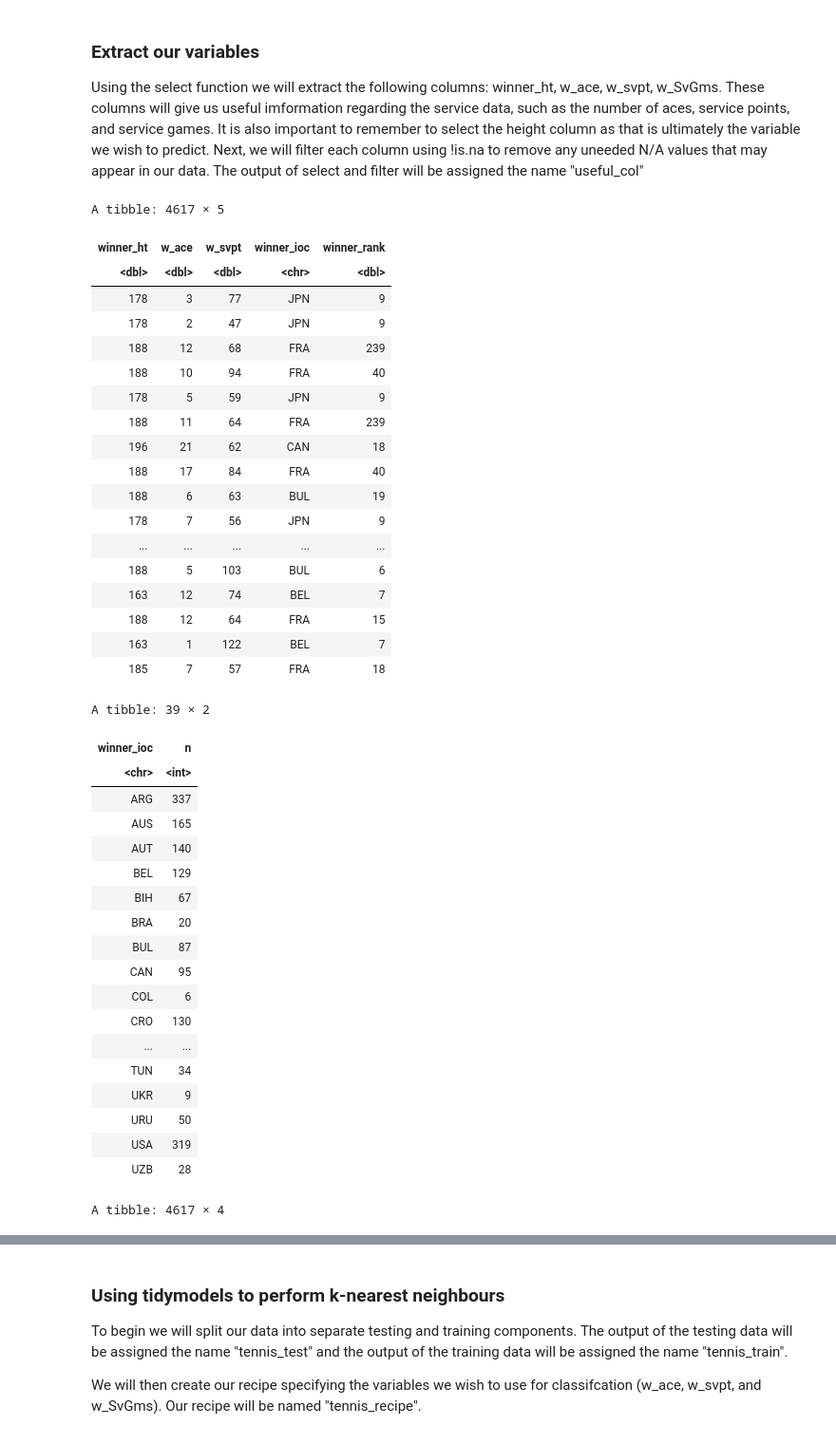
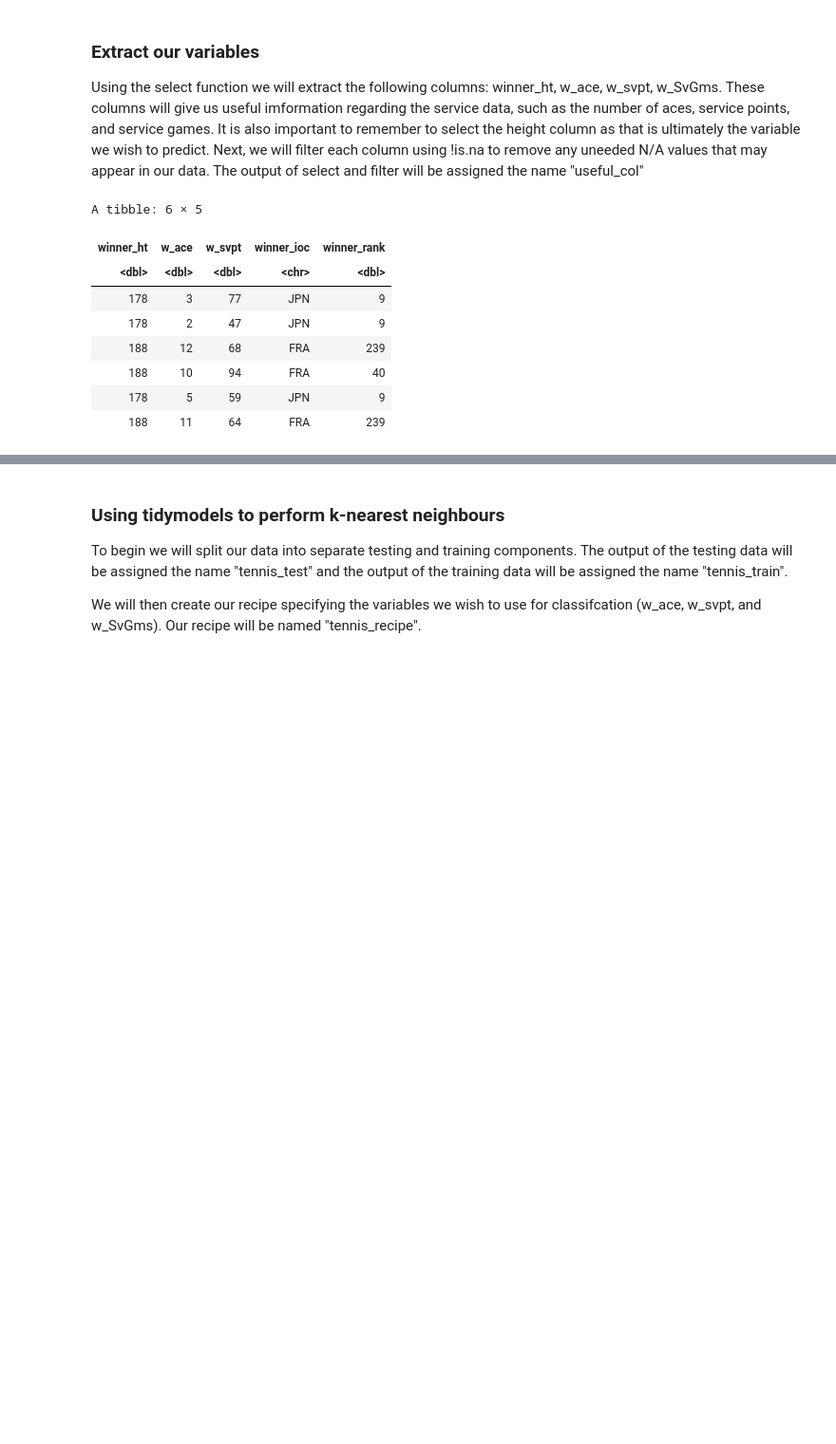
Before and after one commit to Tom0809/Group-Project, a Jupyter notebook: Group Project.ipynb, the cells around one changed output, grey strips where cells are left out. Shown at 95% size. Saved outputs shown, nothing was run; the diff lists cells and outputs as text; code cells hidden in the pictures; blank space fills up the shorter version.

```diff
--- a/Group Project.ipynb
+++ b/Group Project.ipynb
@@ -73,67 +45,22 @@ A spec_tbl_df: 6866 × 50
 
 Using the select function we will extract the following columns: winner_ht, w_ace, w_svpt, w_SvGms. These columns will give us useful imformation regarding the service data, such as the number of aces, service points, and service games. It is also important to remember to select the height column as that is ultimately the variable we wish to predict. Next, we will filter each column using !is.na to remove any uneeded N/A values that may appear in our data. The output of select and filter will be assigned the name "useful_col"
 # %%
+#choose the data we think have relation
 useful_col <- select(tennis_data, winner_ht, w_ace, w_svpt, winner_ioc,winner_rank)|>
 filter(!is.na(winner_ht))|>
 filter(!is.na(w_ace))|>
 filter(!is.na(w_svpt))|>
 filter(!is.na(winner_ioc))|>
 filter(!is.na(winner_rank))
-useful_col
 
-
-#check some nation is not enough
-nofnation<- useful_col|>
-group_by(winner_ioc)|>
-summarize(n=n())
-
-nofnation
-
-#not eough, so we cut one.
-
-useful_col<- select(useful_col, winner_ht, w_ace, w_svpt, winner_rank)
-
-useful_col
-
-# useful_col_new <- useful_col %>%
-#     mutate(continent = if_else(winner_ioc == "JPN", "ASIA, if_else(winner == "FRA")
+head(useful_col)
 # %% [output]
-A tibble: 4617 × 5
+A tibble: 6 × 5
 | winner_ht | w_ace | w_svpt | winner_ioc | winner_rank |
 | <dbl> | <dbl> | <dbl> | <chr> | <dbl> |
 | 178 | 3 | 77 | JPN | 9 |
 | 178 | 2 | 47 | JPN | 9 |
 | 188 | 12 | 68 | FRA | 239 |
 | 188 | 10 | 94 | FRA | 40 |
 | 178 | 5 | 59 | JPN | 9 |
 | 188 | 11 | 64 | FRA | 239 |
-| 196 | 21 | 62 | CAN | 18 |
-| 188 | 17 | 84 | FRA | 40 |
-| 188 | 6 | 63 | BUL | 19 |
-| 178 | 7 | 56 | JPN | 9 |
-| ... | ... | ... | ... | ... |
-| 188 | 5 | 103 | BUL | 6 |
-| 163 | 12 | 74 | BEL | 7 |
-| 188 | 12 | 64 | FRA | 15 |
-| 163 | 1 | 122 | BEL | 7 |
-| 185 | 7 | 57 | FRA | 18 |
-A tibble: 39 × 2
-| winner_ioc | n |
-| <chr> | <int> |
-| ARG | 337 |
-| AUS | 165 |
-| AUT | 140 |
-| BEL | 129 |
-| BIH | 67 |
-| BRA | 20 |
-| BUL | 87 |
-| CAN | 95 |
-| COL | 6 |
-| CRO | 130 |
-| ... | ... |
-| TUN | 34 |
-| UKR | 9 |
-| URU | 50 |
-| USA | 319 |
-| UZB | 28 |
-A tibble: 4617 × 4
```
Also changed, not shown: parts of 22 cells of this notebook.
